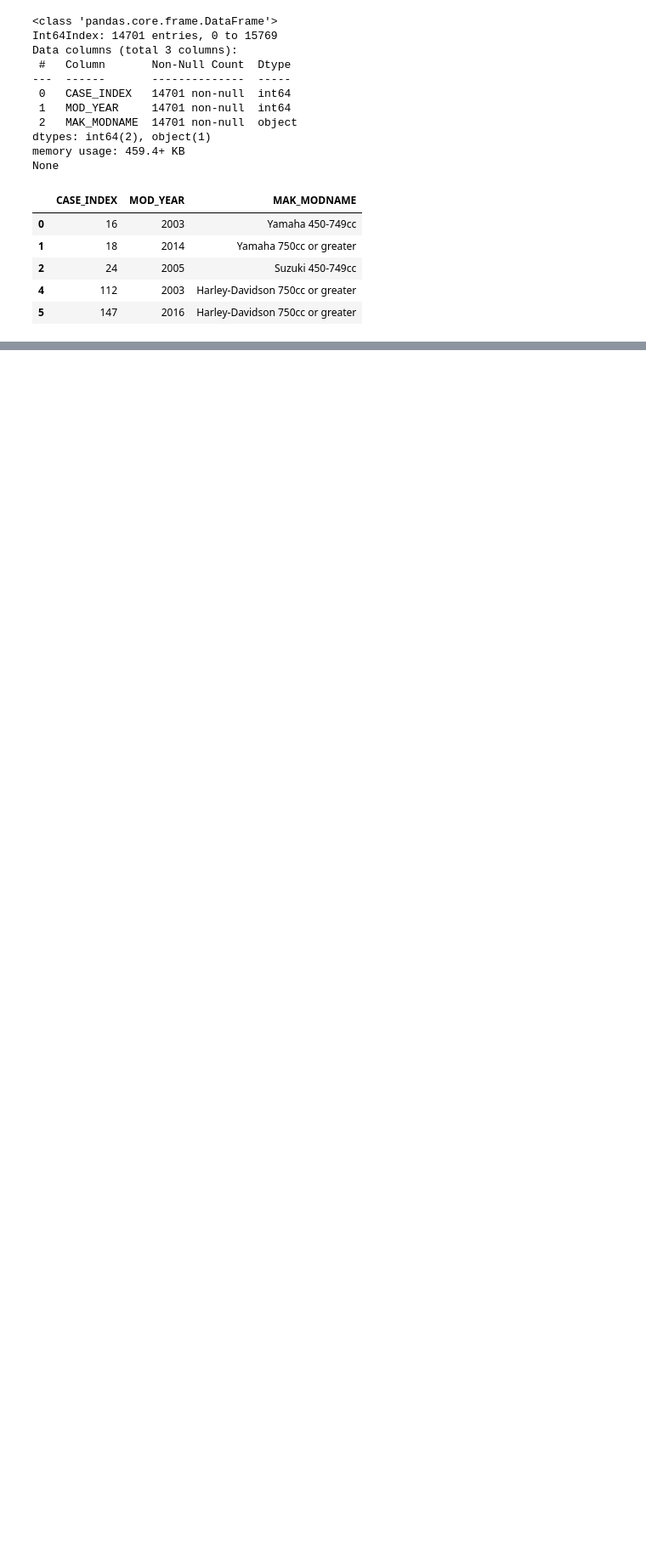
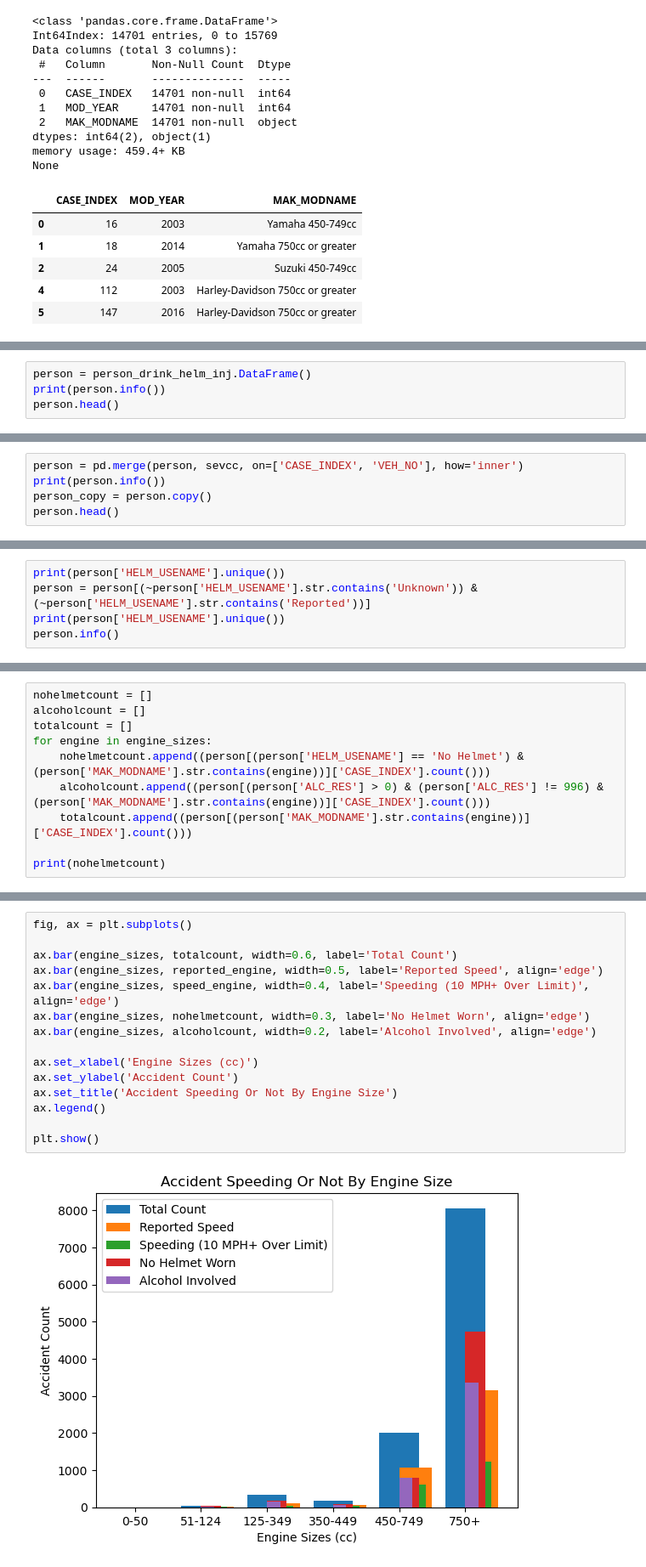
Before and after one commit to Saatvik1/Why-You-Should-Ride, a Jupyter notebook: Crash Data Cleaning.ipynb, the cells around one changed output, grey strips where cells are left out. Shown at 85% size. Cells and saved outputs as stored; diff of their text form; blank space fills up the shorter version.

```diff
--- a/Crash Data Cleaning.ipynb
+++ b/Crash Data Cleaning.ipynb
@@ -2044,0 +2185,4 @@ None
+# %%
+person = person_drink_helm_inj.DataFrame()
+print(person.info())
+person.head()
@@ -2044,0 +2213,5 @@ None
+# %%
+person = pd.merge(person, sevcc, on=['CASE_INDEX', 'VEH_NO'], how='inner')
+print(person.info())
+person_copy = person.copy()
+person.head()
@@ -2044,0 +2243,5 @@ None
+# %%
+print(person['HELM_USENAME'].unique())
+person = person[(~person['HELM_USENAME'].str.contains('Unknown')) & (~person['HELM_USENAME'].str.contains('Reported'))]
+print(person['HELM_USENAME'].unique())
+person.info()
@@ -2044,0 +2266,10 @@ None
+# %%
+nohelmetcount = []
+alcoholcount = []
+totalcount = []
+for engine in engine_sizes:
+    nohelmetcount.append((person[(person['HELM_USENAME'] == 'No Helmet') & (person['MAK_MODNAME'].str.contains(engine))]['CASE_INDEX'].count()))
+    alcoholcount.append((person[(person['ALC_RES'] > 0) & (person['ALC_RES'] != 996) & (person['MAK_MODNAME'].str.contains(engine))]['CASE_INDEX'].count()))
+    totalcount.append((person[(person['MAK_MODNAME'].str.contains(engine))]['CASE_INDEX'].count()))
+
+print(nohelmetcount)
@@ -2044,0 +2278,17 @@ None
+# %%
+fig, ax = plt.subplots()
+
+ax.bar(engine_sizes, totalcount, width=0.6, label='Total Count')
+ax.bar(engine_sizes, reported_engine, width=0.5, label='Reported Speed', align='edge')
+ax.bar(engine_sizes, speed_engine, width=0.4, label='Speeding (10 MPH+ Over Limit)', align='edge')
+ax.bar(engine_sizes, nohelmetcount, width=0.3, label='No Helmet Worn', align='edge')
+ax.bar(engine_sizes, alcoholcount, width=0.2, label='Alcohol Involved', align='edge')
+
+ax.set_xlabel('Engine Sizes (cc)')
+ax.set_ylabel('Accident Count')
+ax.set_title('Accident Speeding Or Not By Engine Size')
+ax.legend()
+
+plt.show()
+# %% [output]
+[figure, added]
```
Also changed, not shown: parts of 52 cells of this notebook.
